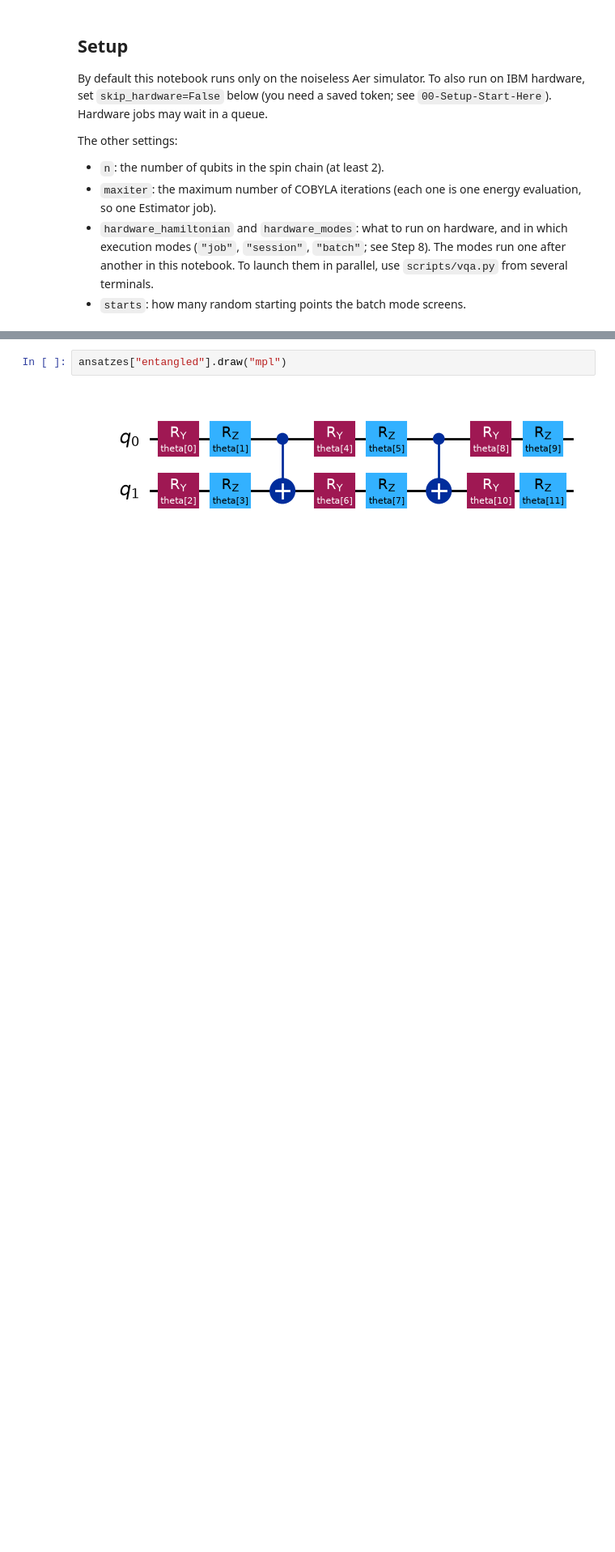
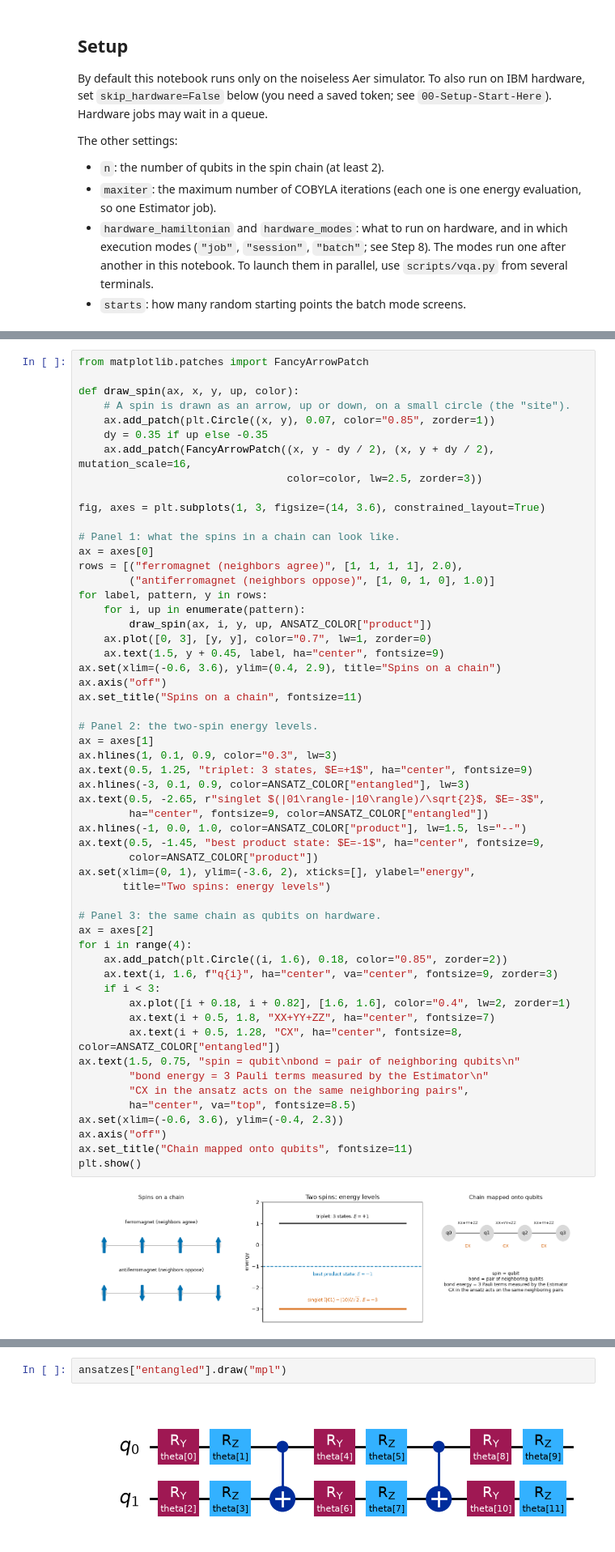
Before and after one commit to bjmcder/designing-quantum-applications, a Jupyter notebook: 02-Assembling/notebooks/vqa.ipynb, the cells around one changed output, grey strips where cells are left out. Shown at 81% size. Saved outputs shown, nothing was run; the diff lists cells and outputs as text; blank space fills up the shorter version.

```diff
--- a/02-Assembling/notebooks/vqa.ipynb
+++ b/02-Assembling/notebooks/vqa.ipynb
@@ -86,3 +137,60 @@ ANSATZ_COLOR = {"product": "#0072B2", "entangled": "#D55E00"}
+# %%
+from matplotlib.patches import FancyArrowPatch
+
+def draw_spin(ax, x, y, up, color):
+    # A spin is drawn as an arrow, up or down, on a small circle (the "site").
+    ax.add_patch(plt.Circle((x, y), 0.07, color="0.85", zorder=1))
+    dy = 0.35 if up else -0.35
+    ax.add_patch(FancyArrowPatch((x, y - dy / 2), (x, y + dy / 2), mutation_scale=16,
+                                 color=color, lw=2.5, zorder=3))
+
+fig, axes = plt.subplots(1, 3, figsize=(14, 3.6), constrained_layout=True)
+
+# Panel 1: what the spins in a chain can look like.
+ax = axes[0]
+rows = [("ferromagnet (neighbors agree)", [1, 1, 1, 1], 2.0),
+        ("antiferromagnet (neighbors oppose)", [1, 0, 1, 0], 1.0)]
+for label, pattern, y in rows:
+    for i, up in enumerate(pattern):
+        draw_spin(ax, i, y, up, ANSATZ_COLOR["product"])
+    ax.plot([0, 3], [y, y], color="0.7", lw=1, zorder=0)
+    ax.text(1.5, y + 0.45, label, ha="center", fontsize=9)
+ax.set(xlim=(-0.6, 3.6), ylim=(0.4, 2.9), title="Spins on a chain")
+ax.axis("off")
+ax.set_title("Spins on a chain", fontsize=11)
+
+# Panel 2: the two-spin energy levels.
+ax = axes[1]
+ax.hlines(1, 0.1, 0.9, color="0.3", lw=3)
+ax.text(0.5, 1.25, "triplet: 3 states, $E=+1$", ha="center", fontsize=9)
+ax.hlines(-3, 0.1, 0.9, color=ANSATZ_COLOR["entangled"], lw=3)
+ax.text(0.5, -2.65, r"singlet $(|01\rangle-|10\rangle)/\sqrt{2}$, $E=-3$",
+        ha="center", fontsize=9, color=ANSATZ_COLOR["entangled"])
+ax.hlines(-1, 0.0, 1.0, color=ANSATZ_COLOR["product"], lw=1.5, ls="--")
+ax.text(0.5, -1.45, "best product state: $E=-1$", ha="center", fontsize=9,
+        color=ANSATZ_COLOR["product"])
+ax.set(xlim=(0, 1), ylim=(-3.6, 2), xticks=[], ylabel="energy",
+       title="Two spins: energy levels")
+
+# Panel 3: the same chain as qubits on hardware.
+ax = axes[2]
+for i in range(4):
+    ax.add_patch(plt.Circle((i, 1.6), 0.18, color="0.85", zorder=2))
+    ax.text(i, 1.6, f"q{i}", ha="center", va="center", fontsize=9, zorder=3)
+    if i < 3:
+        ax.plot([i + 0.18, i + 0.82], [1.6, 1.6], color="0.4", lw=2, zorder=1)
+        ax.text(i + 0.5, 1.8, "XX+YY+ZZ", ha="center", fontsize=7)
+        ax.text(i + 0.5, 1.28, "CX", ha="center", fontsize=8, color=ANSATZ_COLOR["entangled"])
+ax.text(1.5, 0.75, "spin = qubit\nbond = pair of neighboring qubits\n"
+        "bond energy = 3 Pauli terms measured by the Estimator\n"
+        "CX in the ansatz acts on the same neighboring pairs",
+        ha="center", va="top", fontsize=8.5)
+ax.set(xlim=(-0.6, 3.6), ylim=(-0.4, 2.3))
+ax.axis("off")
+ax.set_title("Chain mapped onto qubits", fontsize=11)
+plt.show()
+# %% [output]
+[figure, added]
 # %% [markdown]
 ## Step 1: Two Hamiltonians, one easy and one hard
 
```
Also changed, not shown: parts of 8 cells of this notebook.
